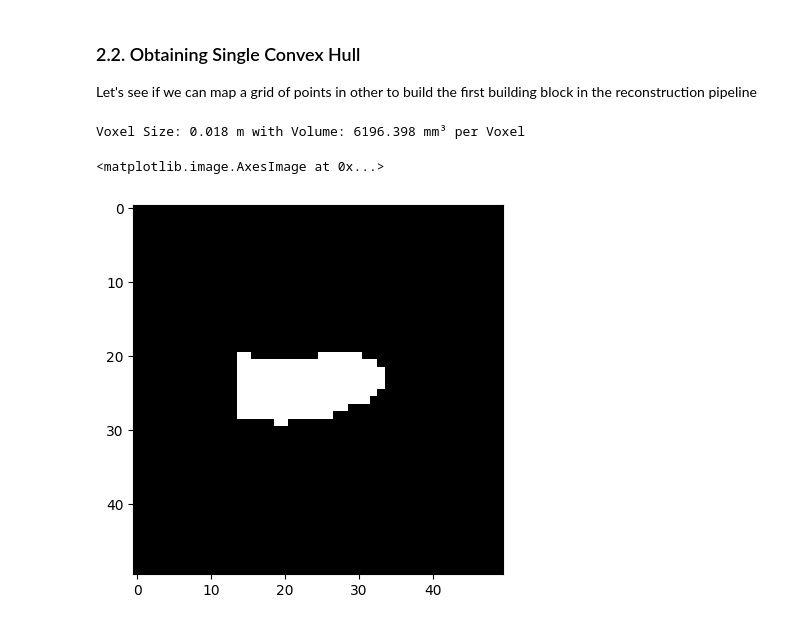
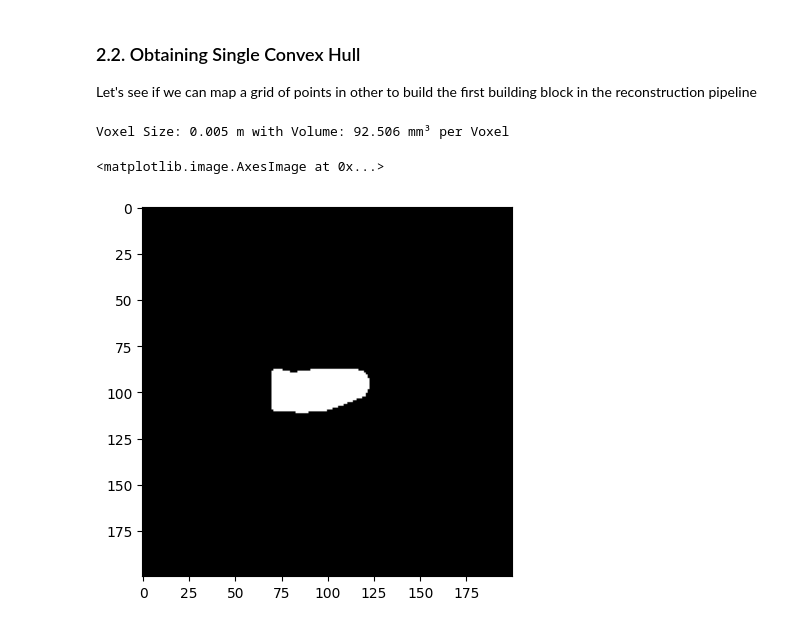
Before and after one commit to GuilhermeCosta-Ferreira/ARM-SOFT-Scanning, a Jupyter notebook: 3d_reconstruction/reconstruction_nb.ipynb, the cells around one changed output. Saved outputs shown, nothing was run; the diff lists cells and outputs as text; code cells hidden in the pictures.

Commit message:
Convex hull reconstruction is refractored

```diff
--- a/3d_reconstruction/reconstruction_nb.ipynb
+++ b/3d_reconstruction/reconstruction_nb.ipynb
@@ -181,10 +105,10 @@ def project_scan(camera_data: CamerasData, scans: Scans, camera_nr: int, resolut
 # %%
-camera_volume, voxel_size, projected_points = project_scan(camera_data, scans, 0, resolution=50, reconstruction_range=0.45)
+camera_volume, voxel_size = project_scan(camera_data, scans, 0, resolution=200, reconstruction_range=0.45)
 
 print(f"Voxel Size: {np.round(voxel_size,3)} m with Volume: {np.round(voxel_size**3 * 1e9, 3)} mm³ per Voxel")
 
-plt.imshow(camera_volume[:, 50//2, :], cmap='gray')
+plt.imshow(camera_volume[:, 200//2, :], cmap='gray')
 # %% [output]
-Voxel Size: 0.018 m with Volume: 6196.398 mm³ per Voxel
+Voxel Size: 0.005 m with Volume: 92.506 mm³ per Voxel
 <matplotlib.image.AxesImage at 0x...>
-[figure, old version]
+[figure, new version]
```
Also changed, not shown: parts of 31 cells of this notebook, 19 other files.
